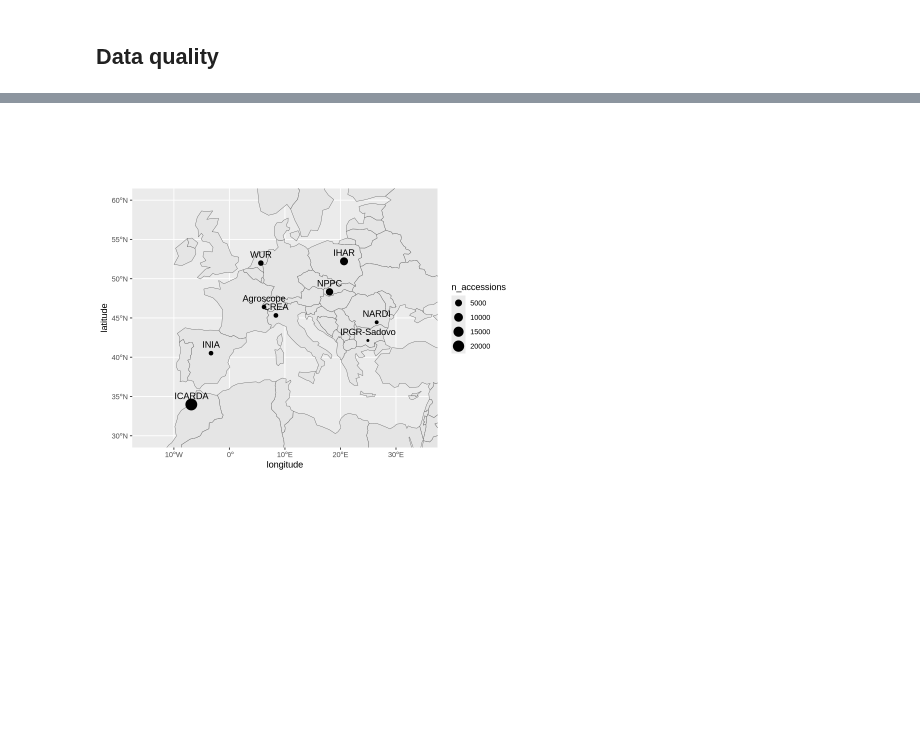
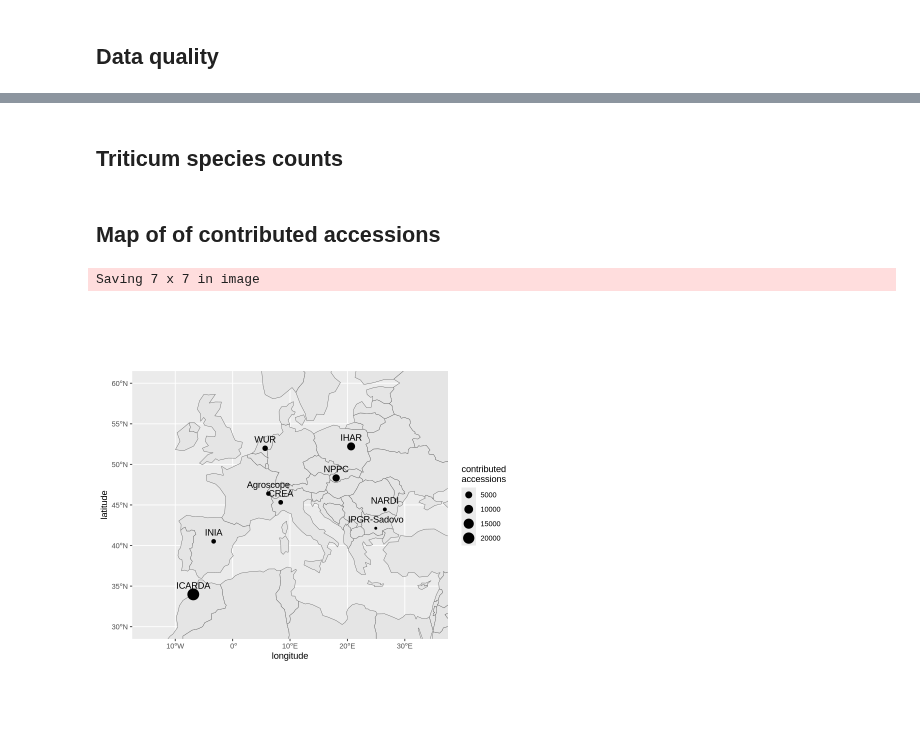
Before and after one commit to AGENTproject/historic_pheno_data_analysis, a Jupyter notebook: figures_and_tables.ipynb, the cells around one changed output, grey strips where cells are left out. Saved outputs shown, nothing was run; the diff lists cells and outputs as text; code cells hidden in the pictures; blank space fills up the shorter version.

```diff
--- a/figures_and_tables.ipynb
+++ b/figures_and_tables.ipynb
@@ -197,0 +229,2 @@ library(gt)
+# %% [markdown]
+## Triticum species counts
@@ -198,29 +238,37 @@ library(gt)
+# %% [markdown]
+## Map of of contributed accessions
 # %%
 genebank_locations = tribble(
     ~genebank,      ~latitude,   ~longitude,
     "Agroscope",    46.399,      6.232,
     "CREA",         45.323,      8.373,
     "ICARDA",       33.980,      -6.860,
     "IHAR",         52.214,      20.644,
     "INIA",         40.515,      -3.311,
     "IPGR-Sadovo",  42.131,      24.940,
     "NARDI",        44.450,      26.522,
     "NPPC",         48.325,      18.035,
     "WUR",          51.986,      5.663,
 )
 
-accessions_counts <- BLUE_values |> select(dataset) |>
-    mutate(genebank = str_split_i(dataset, "_", 1)) |> count(genebank, name="n_accessions") |>
+accessions_counts <- BLUE_values |>
+    select(dataset) |>
+    mutate(genebank = str_split_i(dataset, "_", 1)) |>
+    count(genebank, name="n_accessions") |>
     left_join(genebank_locations, by="genebank")
 
-base_sf <- rnaturalearth::ne_countries(continent = c("europe", "asia", "africa"), returnclass = "sf") |> select(name, geometry)
+base_sf <- rnaturalearth::ne_countries(continent = c("europe", "asia", "africa"), returnclass = "sf") |>
+    select(name, geometry)
 
 ggplot(accessions_counts) + geom_sf(data=base_sf) +
 coord_sf(xlim = c(-15, 35), ylim = c(30, 60)) +
 geom_point(aes(x = longitude, y = latitude, size = n_accessions)) +
-geom_text(aes(x = longitude, y = latitude, label = genebank), nudge_y=1.1)
+geom_text(aes(x = longitude, y = latitude, label = genebank), nudge_y=1.1) +
+labs(size = "contributed\naccessions")
+ggsave("accessions_contributions_map.svg")
 # %% [output]
+Saving 7 x 7 in image
-[figure, old version]
+[figure, new version]
 # %%
 sessionInfo()
 # %% [output]
```
Also changed, not shown: parts of 25 cells of this notebook, 8 other files.
